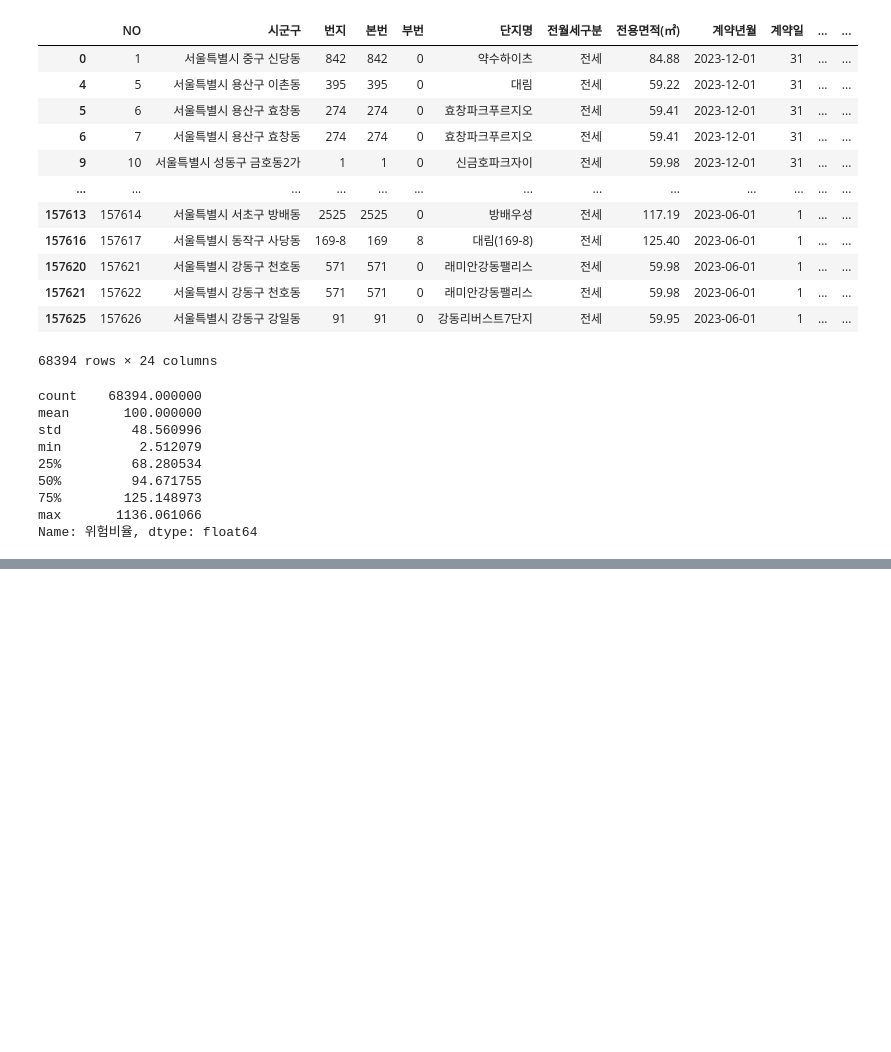
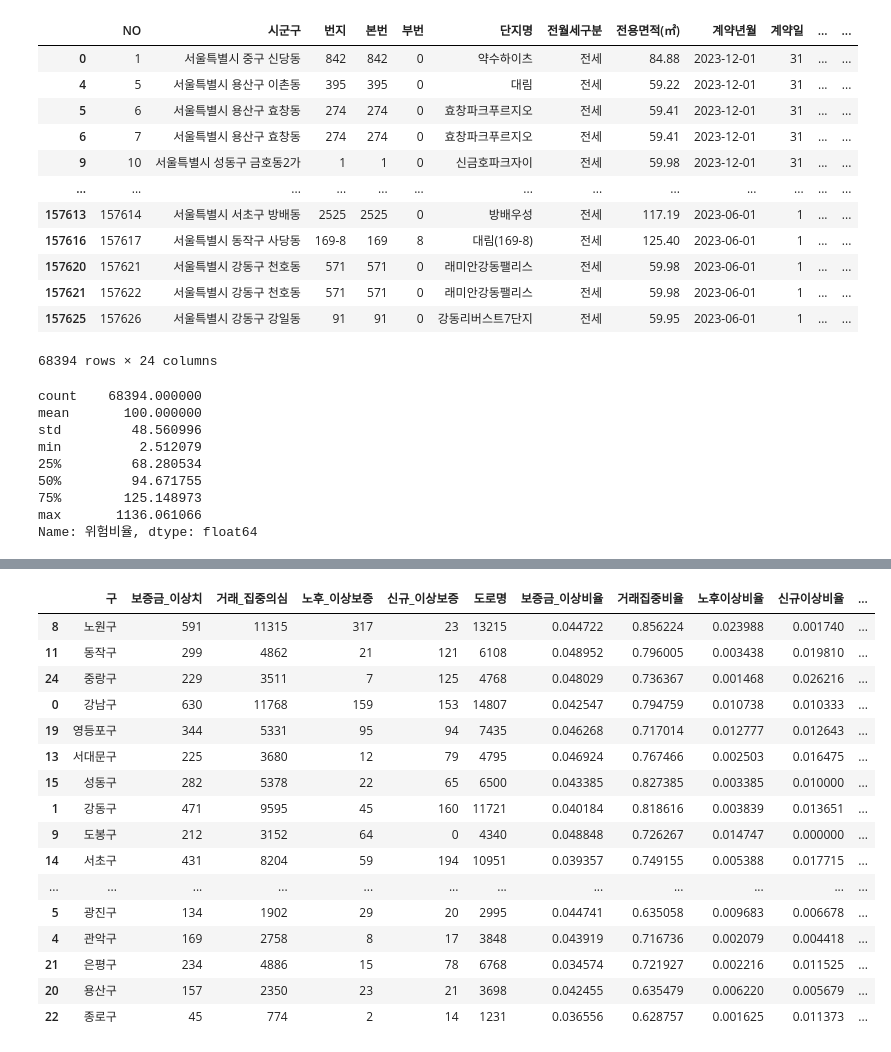
Before and after one commit to skqkrl/SDC_project, a Jupyter notebook: yena.ipynb, the cells around one changed output, grey strips where cells are left out. Cells and saved outputs as stored; diff of their text form; code cells hidden in the pictures; blank space fills up the shorter version.

```diff
--- a/yena.ipynb
+++ b/yena.ipynb
@@ -617,0 +1292,20 @@ Name: 위험비율, dtype: float64
+# %%
+구별_지표.sort_values(by='위험스코어' , ascending=False)
+# %% [output]
+|  | 구 | 보증금_이상치 | 거래_집중의심 | 노후_이상보증 | 신규_이상보증 | 도로명 | 보증금_이상비율 | 거래집중비율 | 노후이상비율 | 신규이상비율 | ... |
+| 8 | 노원구 | 591 | 11315 | 317 | 23 | 13215 | 0.044722 | 0.856224 | 0.023988 | 0.001740 | ... |
+| 11 | 동작구 | 299 | 4862 | 21 | 121 | 6108 | 0.048952 | 0.796005 | 0.003438 | 0.019810 | ... |
+| 24 | 중랑구 | 229 | 3511 | 7 | 125 | 4768 | 0.048029 | 0.736367 | 0.001468 | 0.026216 | ... |
+| 0 | 강남구 | 630 | 11768 | 159 | 153 | 14807 | 0.042547 | 0.794759 | 0.010738 | 0.010333 | ... |
+| 19 | 영등포구 | 344 | 5331 | 95 | 94 | 7435 | 0.046268 | 0.717014 | 0.012777 | 0.012643 | ... |
+| 13 | 서대문구 | 225 | 3680 | 12 | 79 | 4795 | 0.046924 | 0.767466 | 0.002503 | 0.016475 | ... |
+| 15 | 성동구 | 282 | 5378 | 22 | 65 | 6500 | 0.043385 | 0.827385 | 0.003385 | 0.010000 | ... |
+| 1 | 강동구 | 471 | 9595 | 45 | 160 | 11721 | 0.040184 | 0.818616 | 0.003839 | 0.013651 | ... |
+| 9 | 도봉구 | 212 | 3152 | 64 | 0 | 4340 | 0.048848 | 0.726267 | 0.014747 | 0.000000 | ... |
+| 14 | 서초구 | 431 | 8204 | 59 | 194 | 10951 | 0.039357 | 0.749155 | 0.005388 | 0.017715 | ... |
+| ... | ... | ... | ... | ... | ... | ... | ... | ... | ... | ... | ... |
+| 5 | 광진구 | 134 | 1902 | 29 | 20 | 2995 | 0.044741 | 0.635058 | 0.009683 | 0.006678 | ... |
+| 4 | 관악구 | 169 | 2758 | 8 | 17 | 3848 | 0.043919 | 0.716736 | 0.002079 | 0.004418 | ... |
+| 21 | 은평구 | 234 | 4886 | 15 | 78 | 6768 | 0.034574 | 0.721927 | 0.002216 | 0.011525 | ... |
+| 20 | 용산구 | 157 | 2350 | 23 | 21 | 3698 | 0.042455 | 0.635479 | 0.006220 | 0.005679 | ... |
+| 22 | 종로구 | 45 | 774 | 2 | 14 | 1231 | 0.036556 | 0.628757 | 0.001625 | 0.011373 | ... |
```
Also changed, not shown: parts of 61 cells of this notebook, 3 other files.
